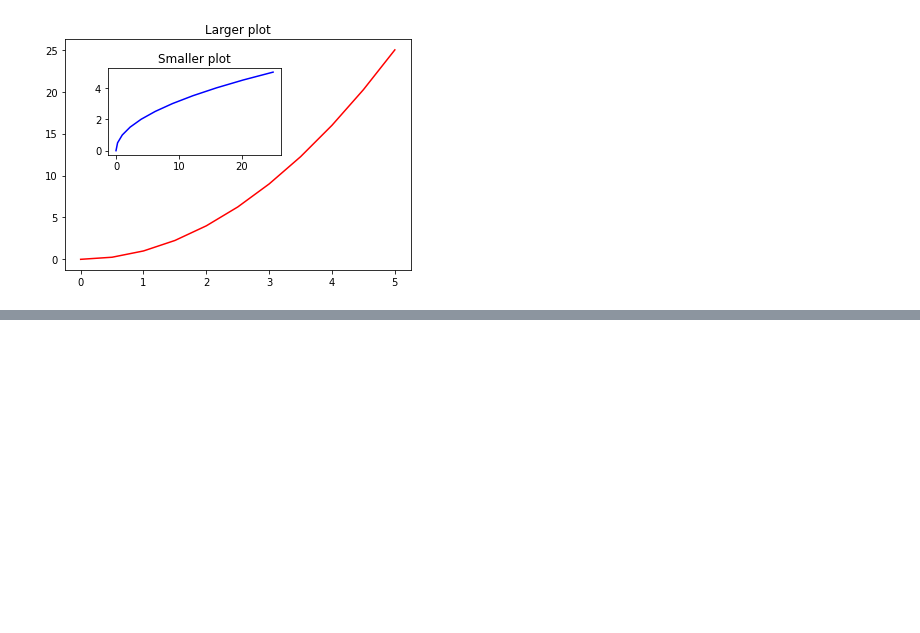
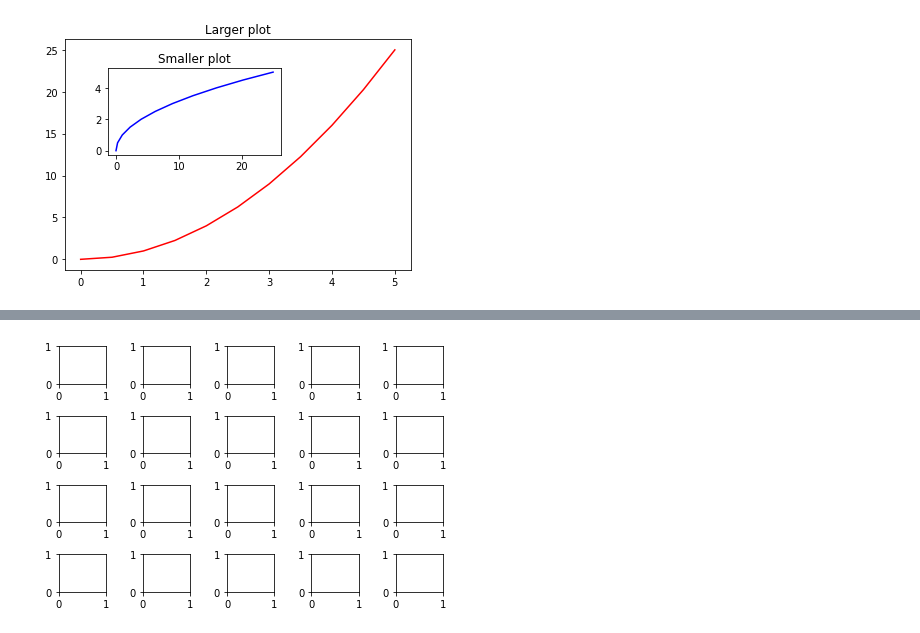
Before and after one commit to MIDAS-26/DS_ML, a Jupyter notebook: Matplotlib_Basics.ipynb, the cells around one changed output, grey strips where cells are left out. Cells and saved outputs as stored; diff of their text form; code cells hidden in the pictures; blank space fills up the shorter version.

```diff
--- a/Matplotlib_Basics.ipynb
+++ b/Matplotlib_Basics.ipynb
@@ -79,0 +94,6 @@ fig,axes = plt.subplots(nrows=1, ncols=2)
+# %%
+#as seen above, there's overlapping of axes. So we use plt.tight_layout() to remove overlapping and give all axes enough space
+fig,axes = plt.subplots(nrows=4, ncols=5)
+plt.tight_layout()
+# %% [output]
+[figure, added]
```
Also changed, not shown: parts of 4 cells of this notebook, 1 other file.
